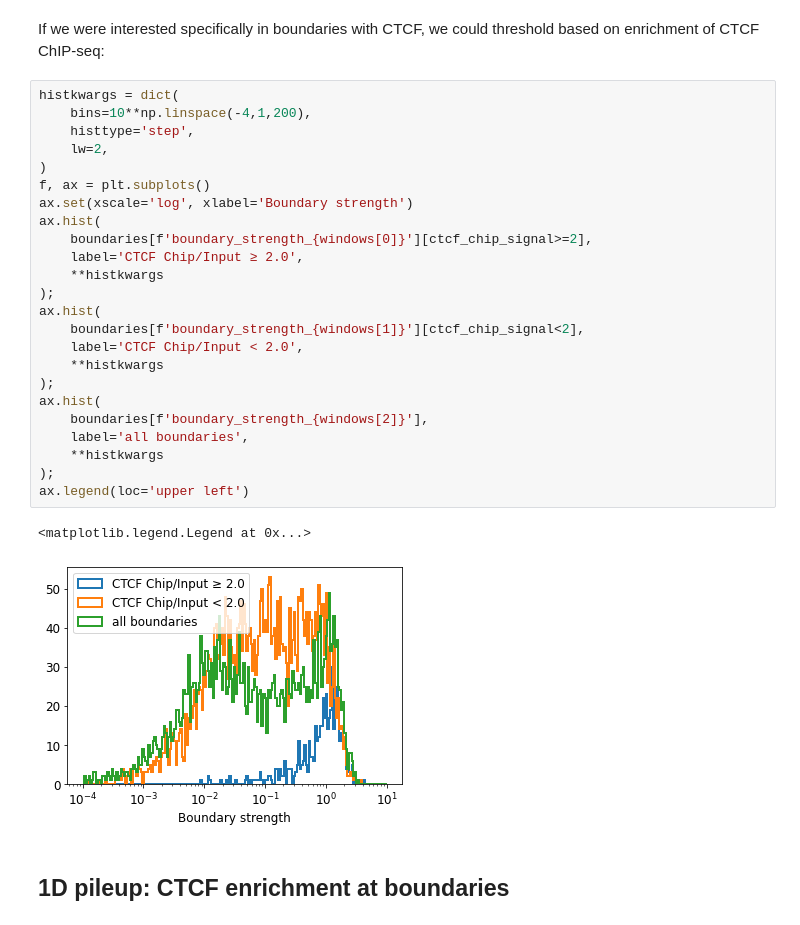
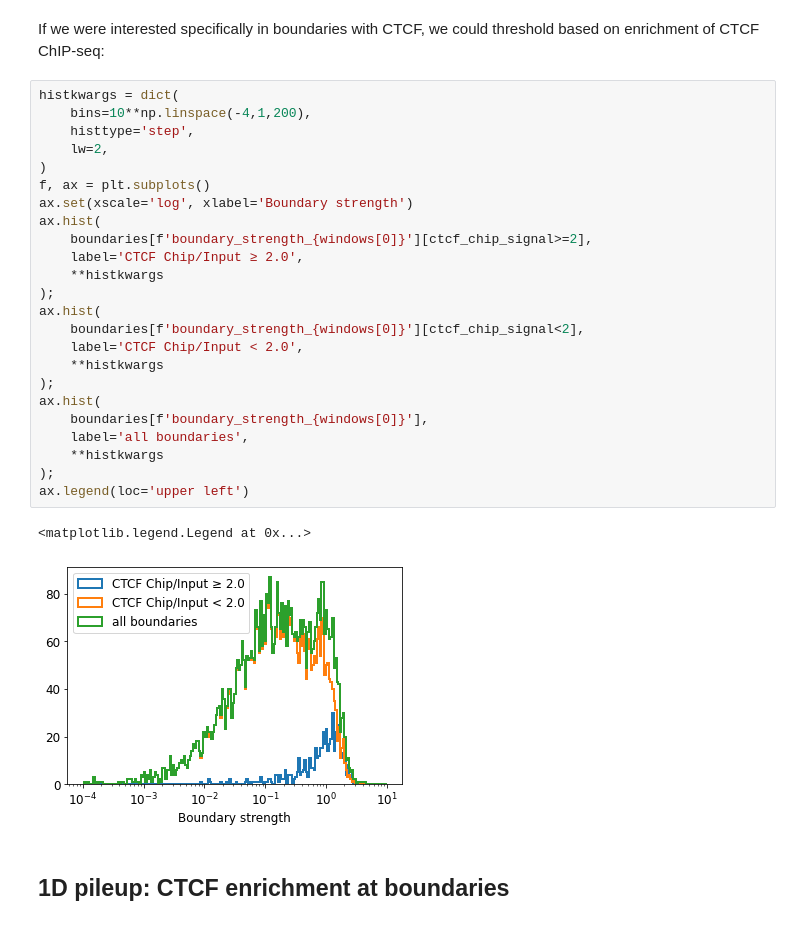
Before and after one commit to open2c/open2c_examples, a Jupyter notebook: insulation_and_boundaries.ipynb, the cells around one changed output. Drawn from its saved outputs; the diff is of its cells as text.

```diff
--- a/insulation_and_boundaries.ipynb
+++ b/insulation_and_boundaries.ipynb
@@ -330,30 +330,30 @@ If we were interested specifically in boundaries with CTCF, we could threshold b
 # %%
 histkwargs = dict(
     bins=10**np.linspace(-4,1,200),
     histtype='step',
     lw=2,
 )
 f, ax = plt.subplots()
 ax.set(xscale='log', xlabel='Boundary strength')
 ax.hist(
     boundaries[f'boundary_strength_{windows[0]}'][ctcf_chip_signal>=2],
     label='CTCF Chip/Input ≥ 2.0',
     **histkwargs
 );
 ax.hist(
-    boundaries[f'boundary_strength_{windows[1]}'][ctcf_chip_signal<2],
+    boundaries[f'boundary_strength_{windows[0]}'][ctcf_chip_signal<2],
     label='CTCF Chip/Input < 2.0',
     **histkwargs
 );
 ax.hist(
-    boundaries[f'boundary_strength_{windows[2]}'],
+    boundaries[f'boundary_strength_{windows[0]}'],
     label='all boundaries',
     **histkwargs
 );
 ax.legend(loc='upper left')
 # %% [output]
 <matplotlib.legend.Legend at 0x...>
-[figure, old version]
+[figure, new version]
 # %% [markdown]
 ## 1D pileup: CTCF enrichment at boundaries
 # %% [markdown]
```
Also changed, not shown: parts of 2 cells of this notebook.
